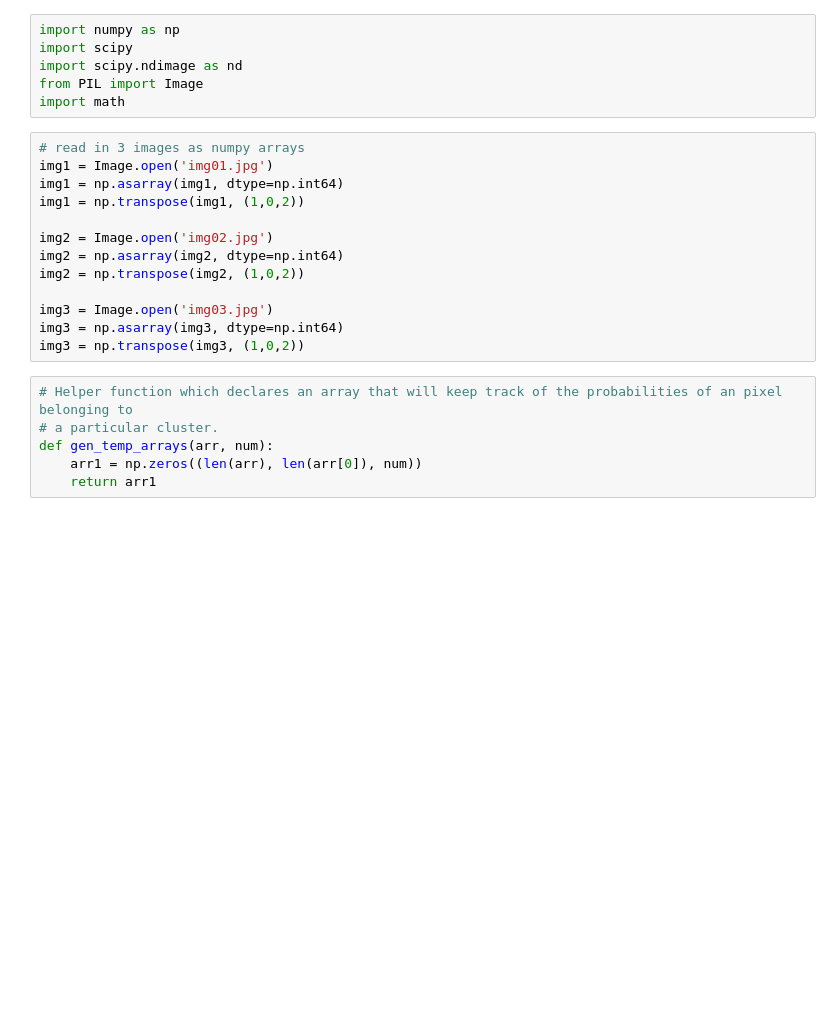
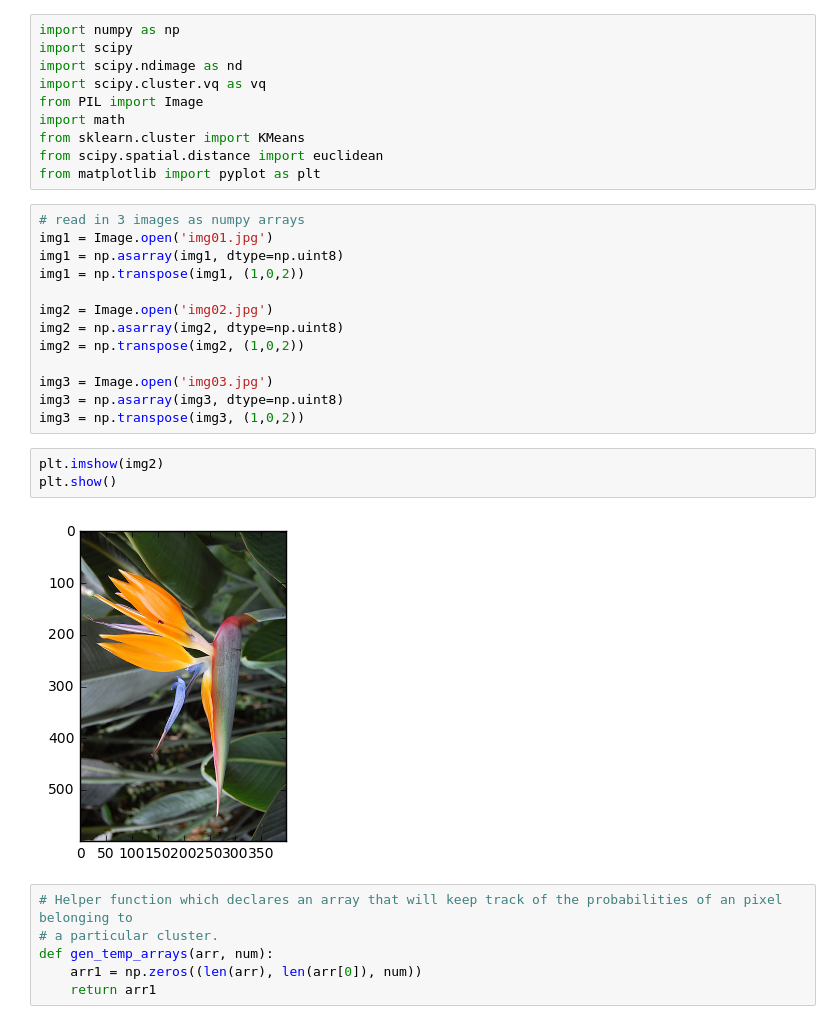
Before and after one commit to Salil999/applied_machine_learning, a Jupyter notebook: hw6/hw6.ipynb, the cells around one changed output. Drawn from its saved outputs; the diff is of its cells as text; blank space fills up the shorter version.

```diff
--- a/hw6/hw6.ipynb
+++ b/hw6/hw6.ipynb
@@ -2,21 +2,30 @@
 import numpy as np
 import scipy
 import scipy.ndimage as nd
+import scipy.cluster.vq as vq
 from PIL import Image
 import math
+from sklearn.cluster import KMeans
+from scipy.spatial.distance import euclidean
+from matplotlib import pyplot as plt
 # %%
 # read in 3 images as numpy arrays
 img1 = Image.open('img01.jpg')
-img1 = np.asarray(img1, dtype=np.int64)
+img1 = np.asarray(img1, dtype=np.uint8)
 img1 = np.transpose(img1, (1,0,2))
 
 img2 = Image.open('img02.jpg')
-img2 = np.asarray(img2, dtype=np.int64)
+img2 = np.asarray(img2, dtype=np.uint8)
 img2 = np.transpose(img2, (1,0,2))
 
 img3 = Image.open('img03.jpg')
-img3 = np.asarray(img3, dtype=np.int64)
+img3 = np.asarray(img3, dtype=np.uint8)
 img3 = np.transpose(img3, (1,0,2))
+# %%
+plt.imshow(img2)
+plt.show()
+# %% [output]
+[figure, added]
 # %%
 # Helper function which declares an array that will keep track of the probabilities of an pixel belonging to
 # a particular cluster.
```
Also changed, not shown: parts of 9 cells of this notebook.
